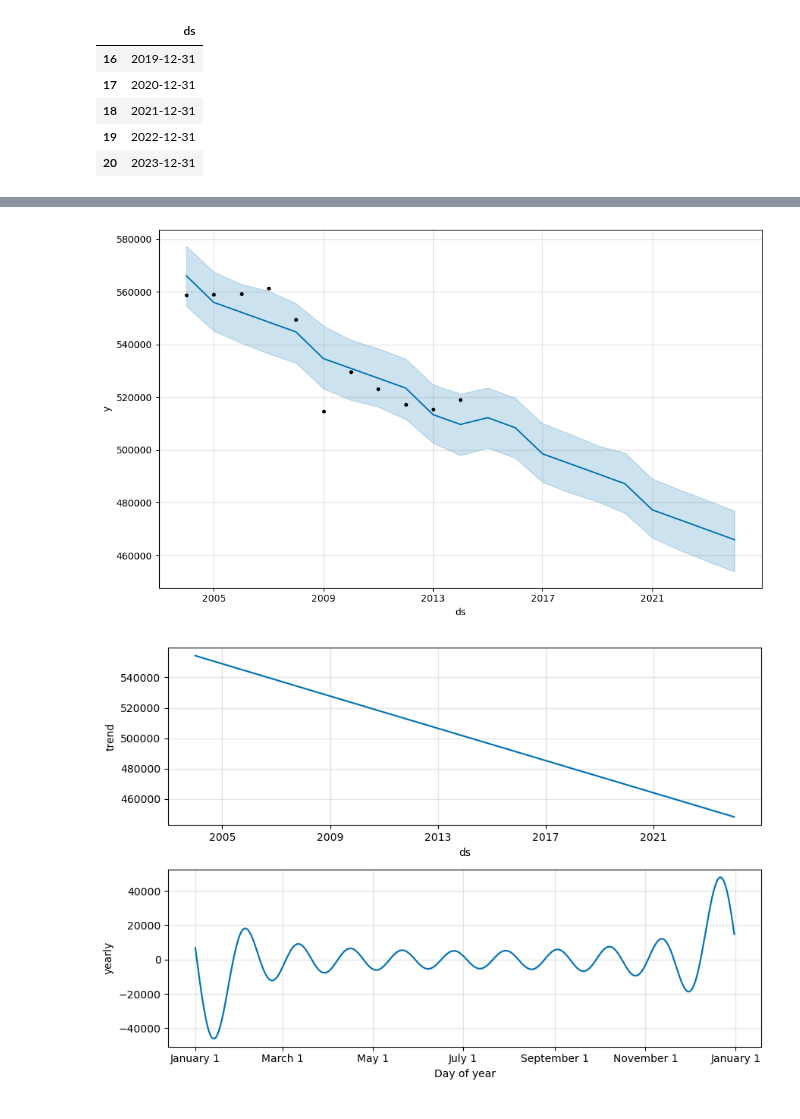
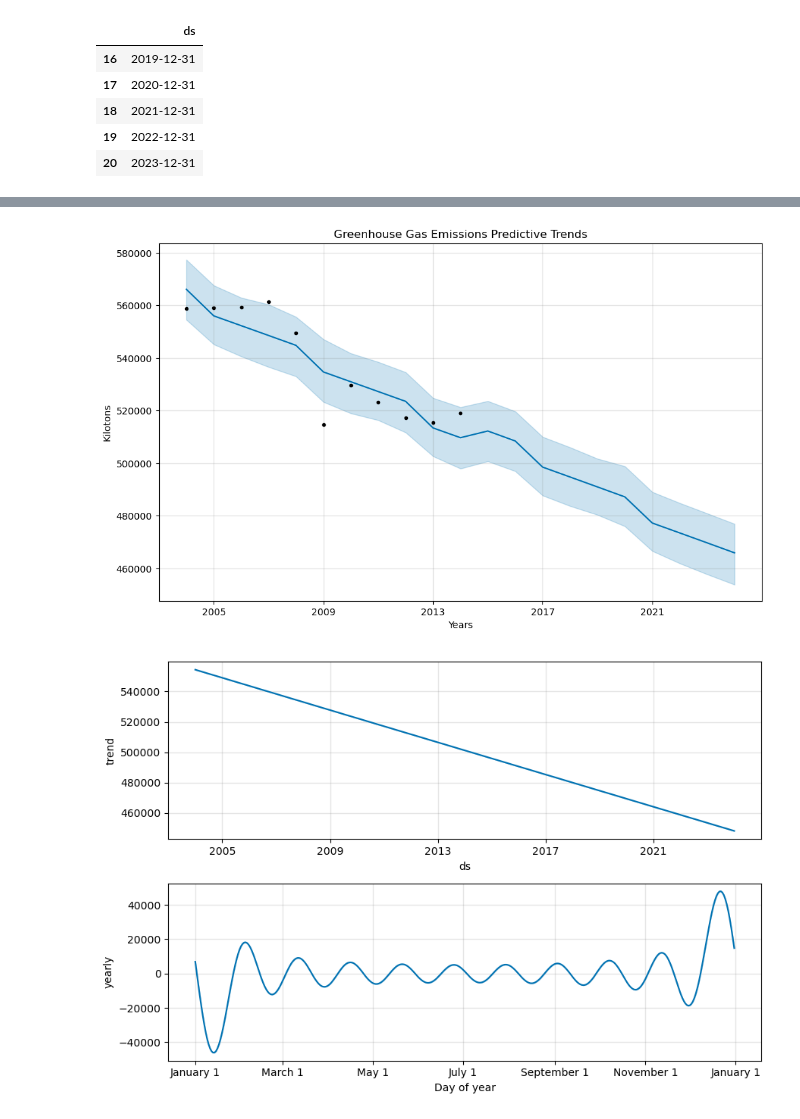
Before and after one commit to LaserLon/EDA, a Jupyter notebook: Chelsey/EDA_2.ipynb, the cells around one changed output, grey strips where cells are left out. Cells and saved outputs as stored; diff of their text form; code cells hidden in the pictures.

```diff
--- a/Chelsey/EDA_2.ipynb
+++ b/Chelsey/EDA_2.ipynb
@@ -640,8 +639,12 @@ forecast_GHG_trends.tail(20)
 # %%
 # Plot the Prophet predictions for GHG Emissions
 m2.plot(forecast_GHG_trends);
+plt.xlabel("Years")
+plt.ylabel("Kilotons")
+plt.title("Greenhouse Gas Emissions Predictive Trends")
+plt.savefig("GHG_trends.png", format="png", dpi=300)
 # %% [output]
-[figure, old version]
+[figure, new version]
 # %%
 m2.plot_components(forecast_GHG_trends);
 # %% [output]
```
Also changed, not shown: parts of 2 cells of this notebook, 3 other files.
